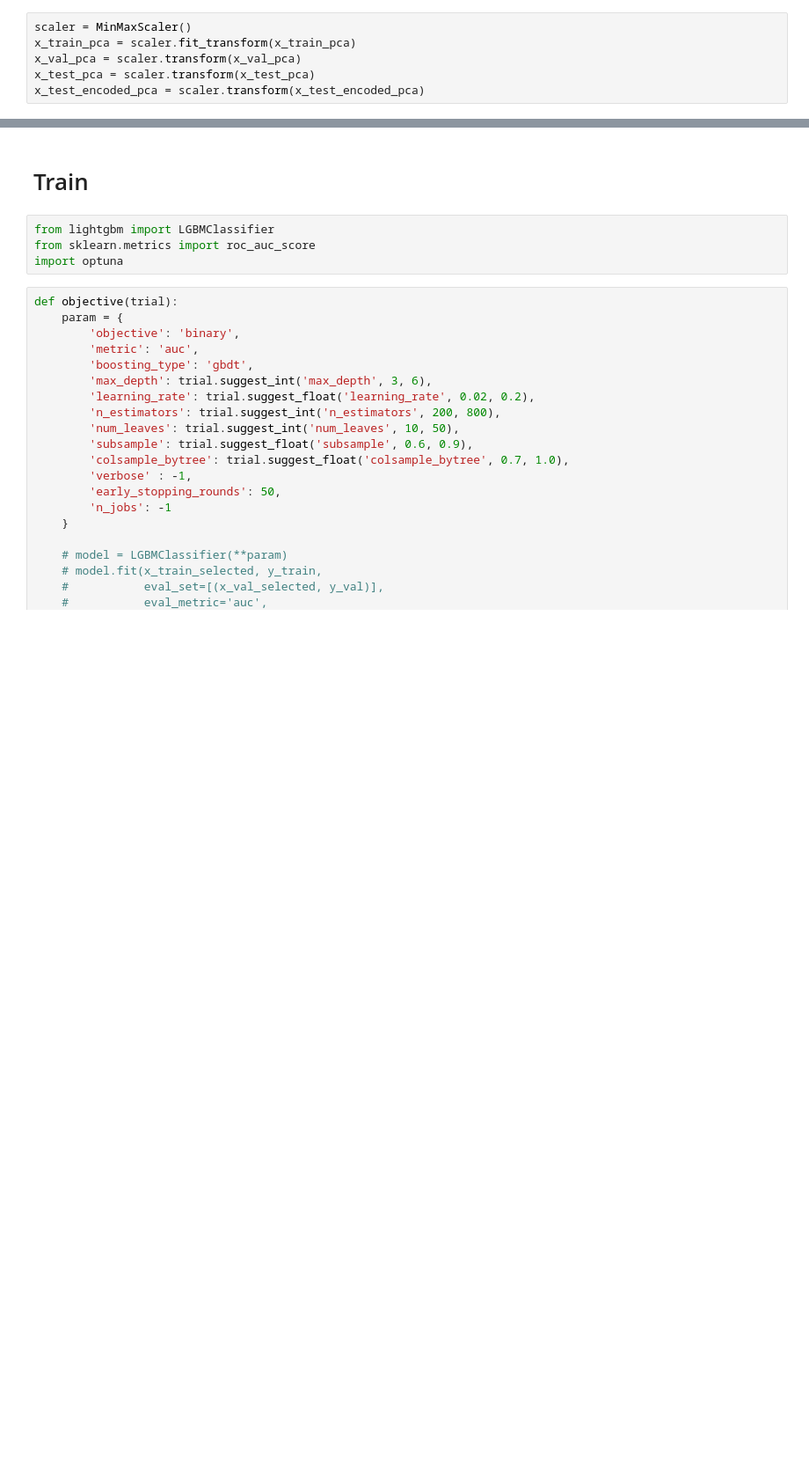
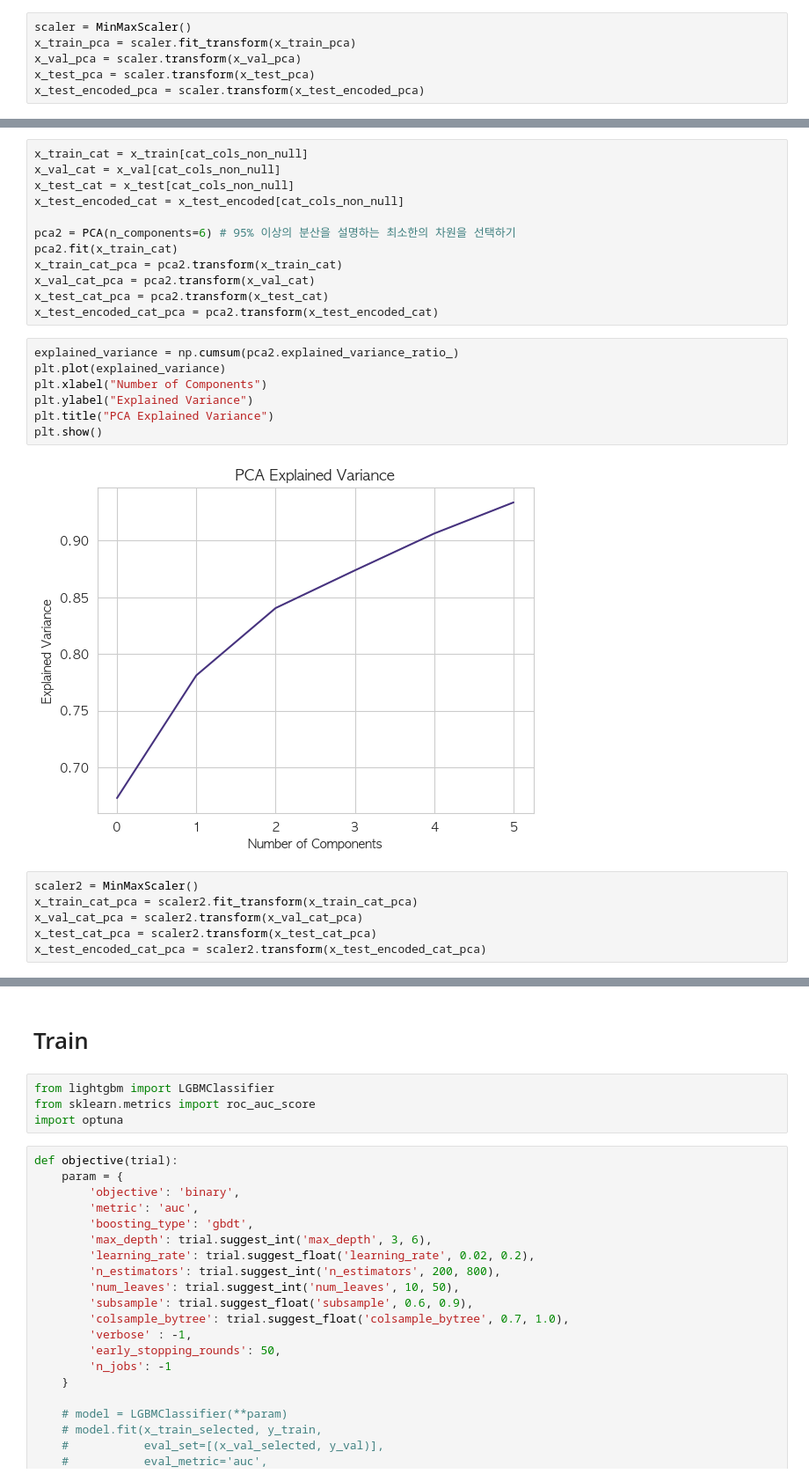
Before and after one commit to LEEINSEO-0118/LG_Aimers_Infertility, a Jupyter notebook: Code/eda.ipynb, the cells around one changed output, grey strips where cells are left out. Shown at 88% size. Saved outputs shown, nothing was run; the diff lists cells and outputs as text; blank space fills up the shorter version.

```diff
--- a/Code/eda.ipynb
+++ b/Code/eda.ipynb
@@ -571,0 +587,27 @@ print(f'결측치가 없는 범주형 변수 ({len(cat_cols_non_null)}) : {cat_c
+# %%
+x_train_cat = x_train[cat_cols_non_null]
+x_val_cat = x_val[cat_cols_non_null]
+x_test_cat = x_test[cat_cols_non_null]
+x_test_encoded_cat = x_test_encoded[cat_cols_non_null]
+
+pca2 = PCA(n_components=6) # 95% 이상의 분산을 설명하는 최소한의 차원을 선택하기
+pca2.fit(x_train_cat)
+x_train_cat_pca = pca2.transform(x_train_cat)
+x_val_cat_pca = pca2.transform(x_val_cat)
+x_test_cat_pca = pca2.transform(x_test_cat)
+x_test_encoded_cat_pca = pca2.transform(x_test_encoded_cat)
+# %%
+explained_variance = np.cumsum(pca2.explained_variance_ratio_)
+plt.plot(explained_variance)
+plt.xlabel("Number of Components")
+plt.ylabel("Explained Variance")
+plt.title("PCA Explained Variance")
+plt.show()
+# %% [output]
+[figure, added]
+# %%
+scaler2 = MinMaxScaler()
+x_train_cat_pca = scaler2.fit_transform(x_train_cat_pca)
+x_val_cat_pca = scaler2.transform(x_val_cat_pca)
+x_test_cat_pca = scaler2.transform(x_test_cat_pca)
+x_test_encoded_cat_pca = scaler2.transform(x_test_encoded_cat_pca)
```
Also changed, not shown: parts of 35 cells of this notebook.
